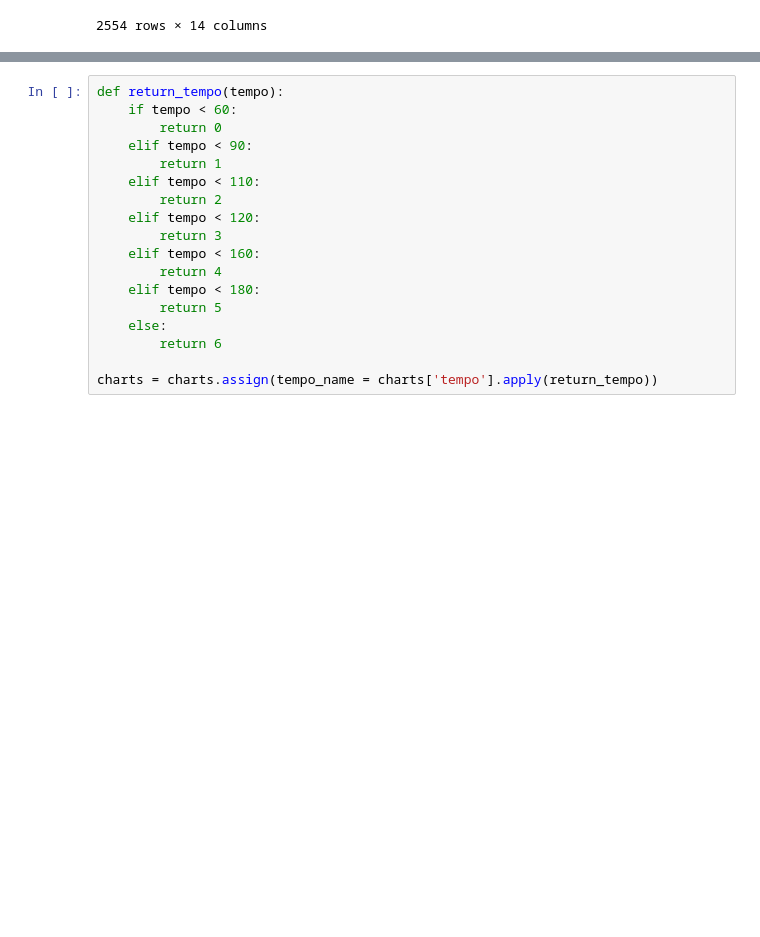
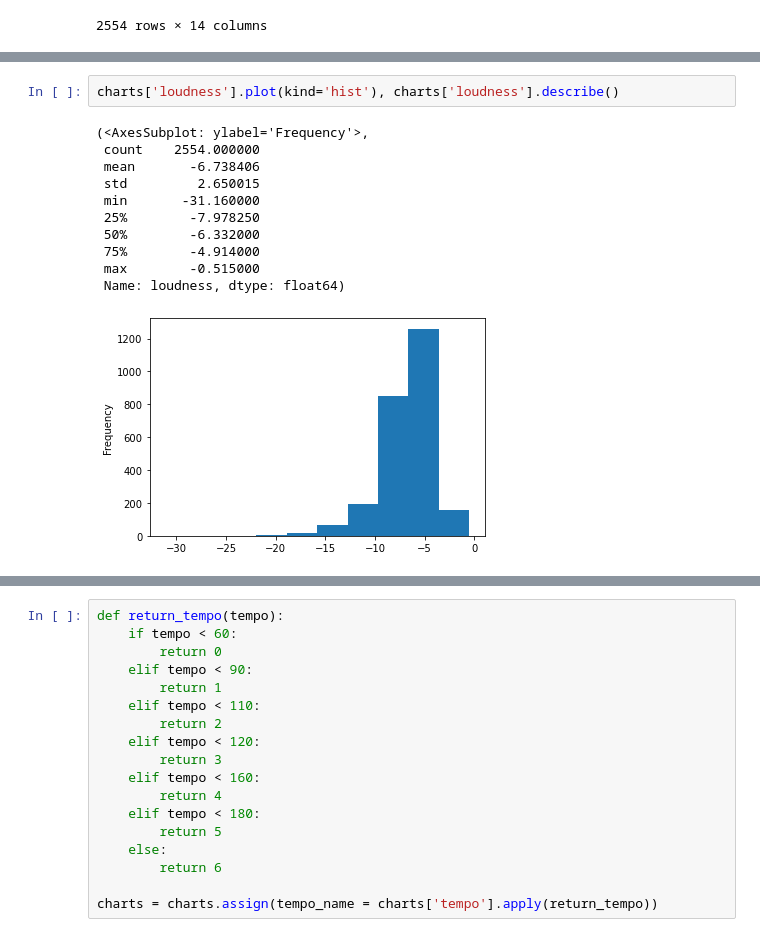
Before and after one commit to natdosan/Spotify-Persona-Clustering, a Jupyter notebook: code/src/preprocess/preprocess.ipynb, the cells around one changed output, grey strips where cells are left out. Saved outputs shown, nothing was run; the diff lists cells and outputs as text; blank space fills up the shorter version.

```diff
--- a/code/src/preprocess/preprocess.ipynb
+++ b/code/src/preprocess/preprocess.ipynb
@@ -21,0 +53,14 @@ charts
+# %%
+charts['loudness'].plot(kind='hist'), charts['loudness'].describe()
+# %% [output]
+(<AxesSubplot: ylabel='Frequency'>,
+ count    2554.000000
+ mean       -6.738406
+ std         2.650015
+ min       -31.160000
+ 25%        -7.978250
+ 50%        -6.332000
+ 75%        -4.914000
+ max        -0.515000
+ Name: loudness, dtype: float64)
+[figure, added]
```
Also changed, not shown: parts of 8 cells of this notebook.
